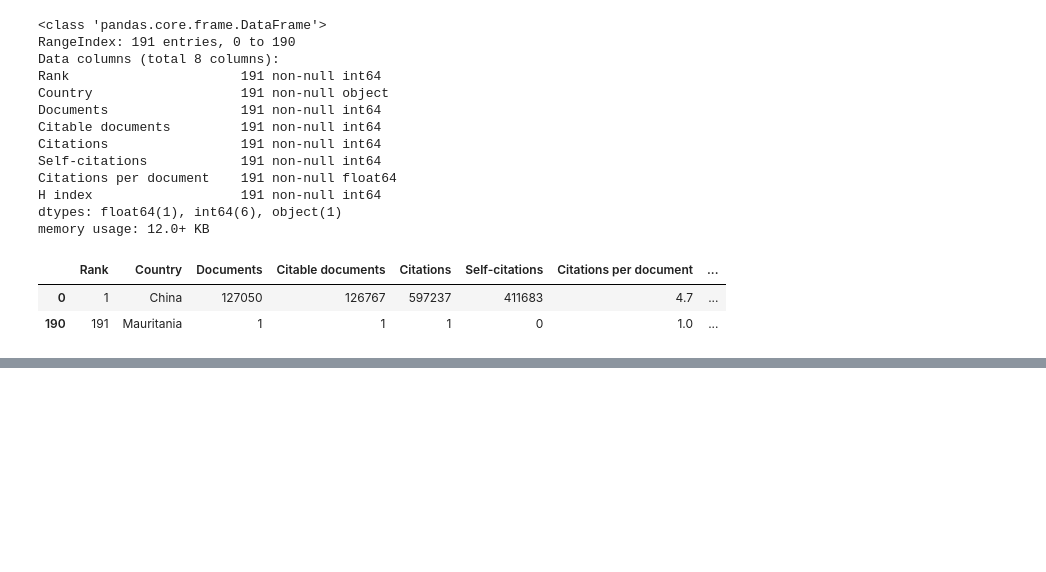
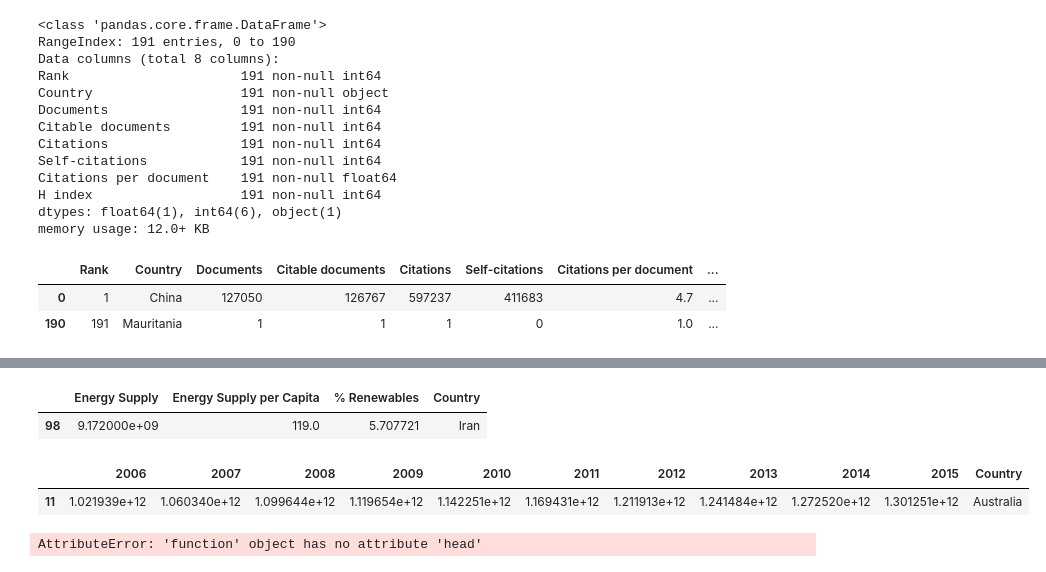
Before and after one commit to pradeepsathyamurthy/Online_Courses, a Jupyter notebook: Applied Data Science/HW3.ipynb, the cells around one changed output, grey strips where cells are left out. Cells and saved outputs as stored; diff of their text form; code cells hidden in the pictures; blank space fills up the shorter version.

```diff
--- a/Applied Data Science/HW3.ipynb
+++ b/Applied Data Science/HW3.ipynb
@@ -422,0 +352,14 @@ ScimEn.iloc[[0,-1]]
+# %%
+energy_df[energy_df['Country']=='Iran ']
+# %% [output]
+|  | Energy Supply | Energy Supply per Capita | % Renewables | Country |
+| 98 | 9.172000e+09 | 119.0 | 5.707721 | Iran |
+# %%
+GDP_df[GDP_df['Country']=='Australia']
+# %% [output]
+|  | 2006 | 2007 | 2008 | 2009 | 2010 | 2011 | 2012 | 2013 | 2014 | 2015 | Country |
+| 11 | 1.021939e+12 | 1.060340e+12 | 1.099644e+12 | 1.119654e+12 | 1.142251e+12 | 1.169431e+12 | 1.211913e+12 | 1.241484e+12 | 1.272520e+12 | 1.301251e+12 | Australia |
+# %%
+energy.head(50)
+# %% [output]
+AttributeError: 'function' object has no attribute 'head'
```
Also changed, not shown: parts of 40 cells of this notebook.
